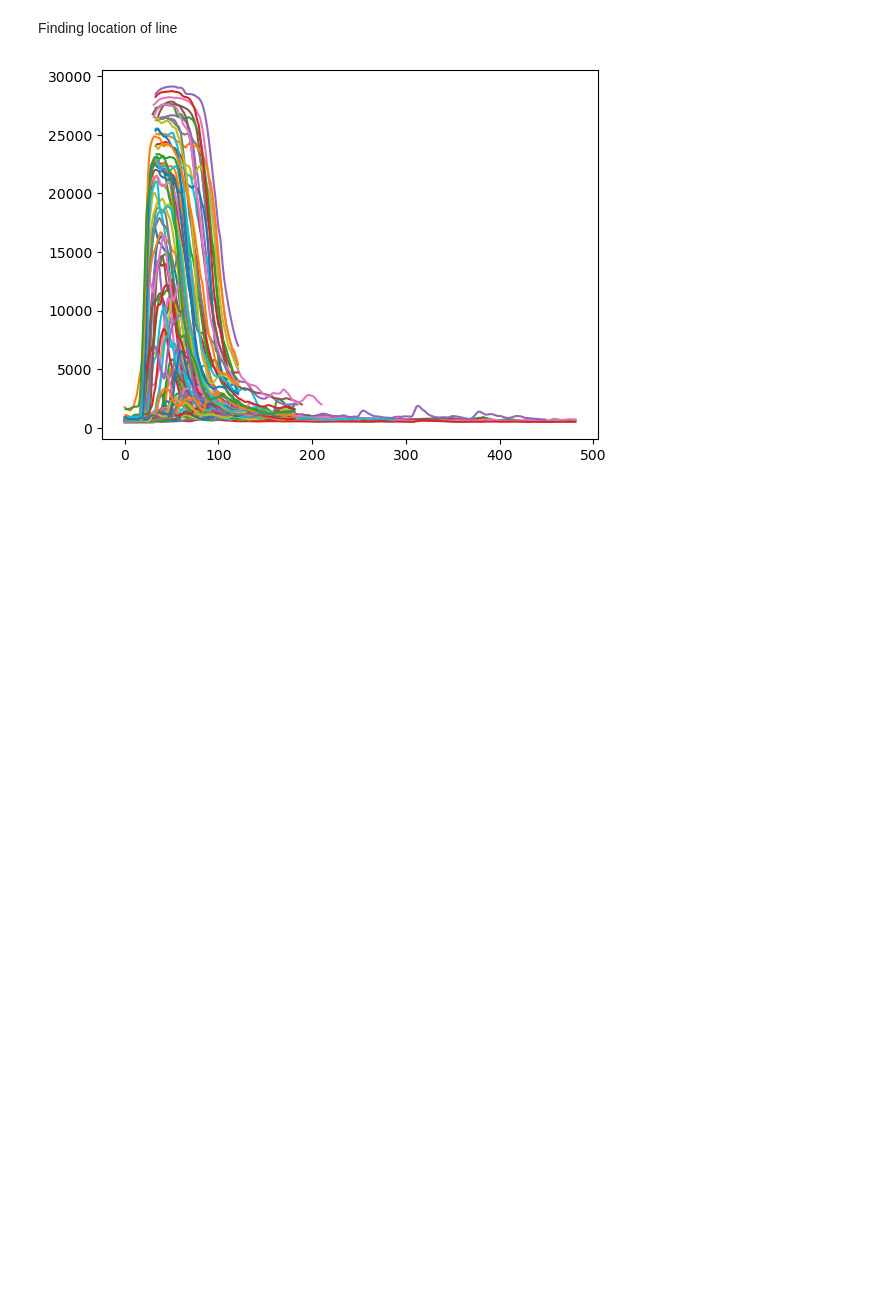
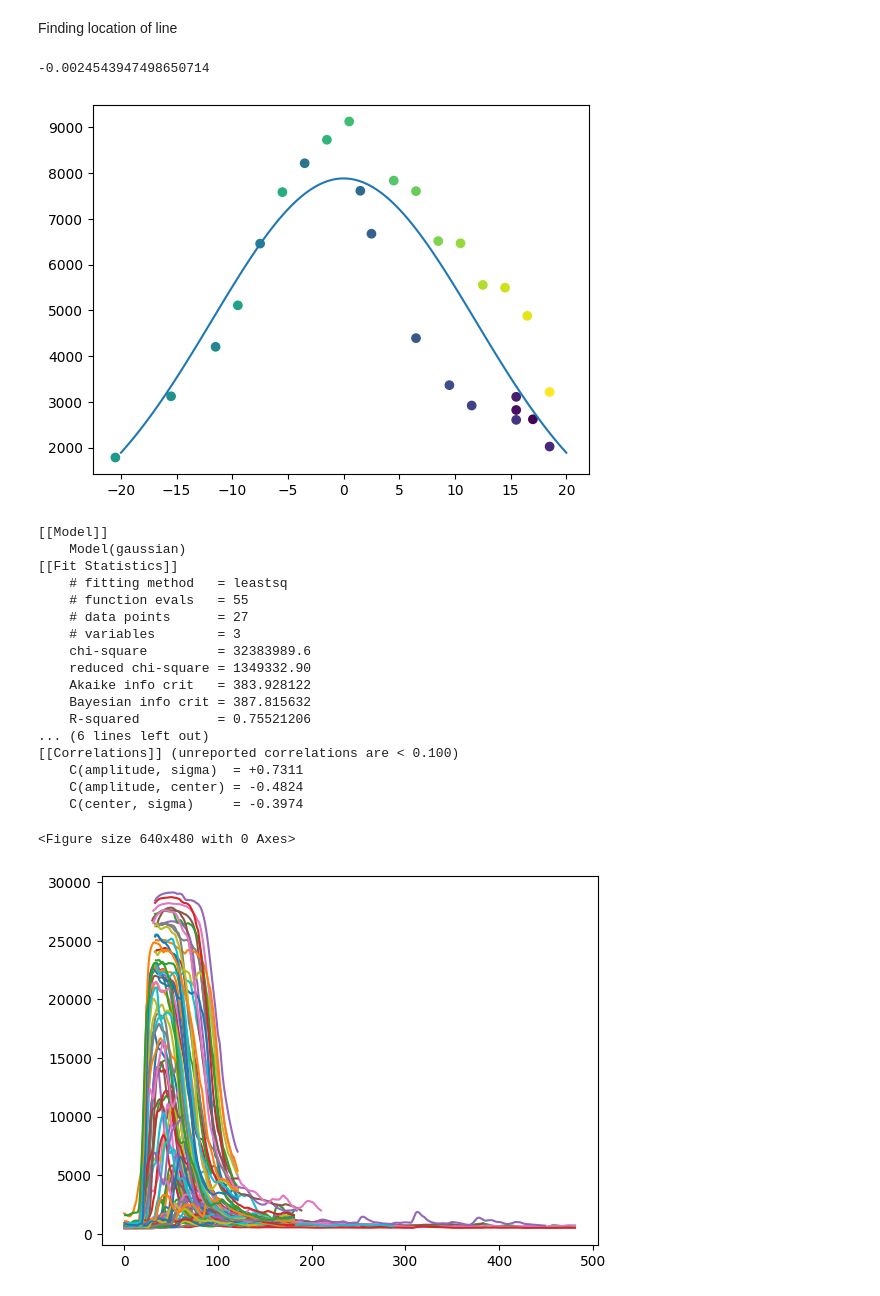
Before and after one commit to Michiel-E3/Bachelor-project, a Jupyter notebook: data-analyse experiment 2/data-analysis2.ipynb, the cells around one changed output. Drawn from its saved outputs; the diff is of its cells as text; code cells hidden in the pictures; blank space fills up the shorter version.

```diff
--- a/data-analyse experiment 2/data-analysis2.ipynb
+++ b/data-analyse experiment 2/data-analysis2.ipynb
@@ -111,6 +111,57 @@ plt.clf()
 <Figure size 640x480 with 0 Axes>
 # %% [markdown]
 Finding location of line
+# %%
+from lmfit import models
+
+index_x_min = np.where(height_top == np.min(height_top))[0][0]
+
+index_peak = np.where(np.array(signal_top) >= signal_top[index_x_min])[0]
+
+x = np.array(height_top)[index_peak]
+y = np.array(signal_top)[index_peak] - 20000
+
+model = models.GaussianModel()
+
+result = model.fit(y, x=x, weights=1, amplitude=11000, center=0, sigma=20)
+
+amplitude = result.params["amplitude"].value
+center = result.params["center"].value
+sigma = result.params["sigma"].value
+
+print(center)
+
+plt.scatter(x, y, c=range(len(x)))
+
+x = np.linspace(-20,20,100)
+y = amplitude / (np.sqrt(2.0 * np.pi) * sigma) * np.exp(-np.power((x - center) / sigma, 2.0) / 2)
+
+plt.plot(x,y)
+plt.show()
+plt.clf()
+
+print(result.fit_report())
+# %% [output]
+-0.0024543947498650714
+[figure, added]
+[[Model]]
+    Model(gaussian)
+[[Fit Statistics]]
+    # fitting method   = leastsq
+    # function evals   = 55
+    # data points      = 27
+    # variables        = 3
+    chi-square         = 32383989.6
+    reduced chi-square = 1349332.90
+    Akaike info crit   = 383.928122
+    Bayesian info crit = 387.815632
+    R-squared          = 0.75521206
+... (6 lines left out)
+[[Correlations]] (unreported correlations are < 0.100)
+    C(amplitude, sigma)  = +0.7311
+    C(amplitude, center) = -0.4824
+    C(center, sigma)     = -0.3974
+<Figure size 640x480 with 0 Axes>
 # %%
 for i in range(len(data)):
     plt.plot(data[i][1], data[i][2])
```
Also changed, not shown: parts of 3 cells of this notebook.
